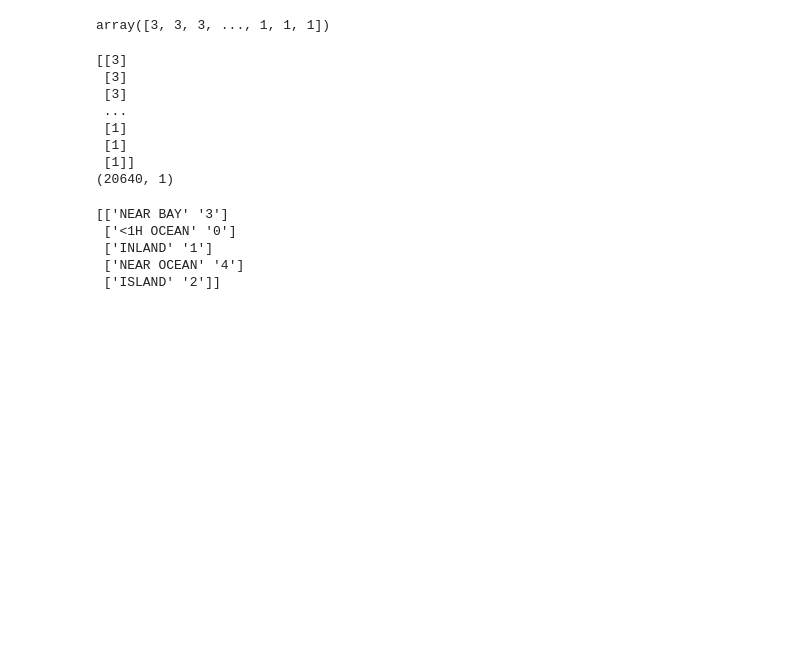
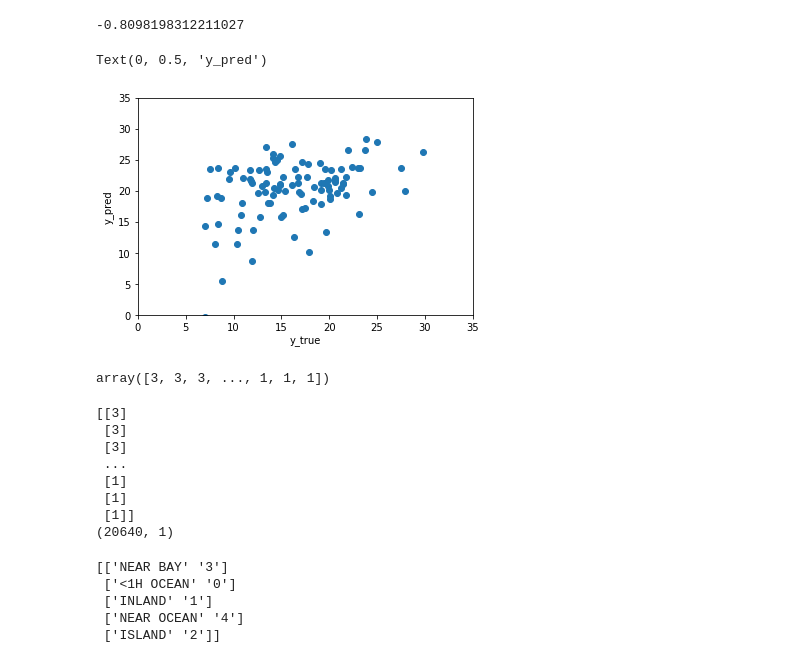
Before and after one commit to zamarseny/DL_2, a Jupyter notebook: 2_torch_linear_regression_boston.ipynb, the cells around one changed output. Cells and saved outputs as stored; diff of their text form; code cells hidden in the pictures; blank space fills up the shorter version.

```diff
--- a/2_torch_linear_regression_boston.ipynb
+++ b/2_torch_linear_regression_boston.ipynb
@@ -57,0 +227,12 @@ data.describe()
+# %%
+from sklearn.linear_model import LinearRegression
+#X = np.array([[1, 1], [1, 2], [2, 2], [2, 3]])
+#>>> # y = 1 * x_0 + 2 * x_1 + 3
+#>>> y = np.dot(X, np.array([1, 2])) + 3
+reg = LinearRegression().fit(np.array(X_train), np.array(y_train))
+print(reg.score(X_train, y_train))
+print(reg.coef_)
+#array([1., 2.])
+print(reg.intercept_)
+y_pred=reg.predict(np.array(X_test))
+print(reg.predict(np.array(X_test))-np.array(y_test))
@@ -58,3 +257,17 @@ data.describe()
+# %%
+from sklearn.metrics import r2_score
+print(r2_score(y_test, y_pred))
+# %% [output]
+-0.8098198312211027
+# %%
+plt.scatter(np.array(y_test), y_pred)
+plt.xlim(0, 35)
+plt.ylim(0, 35)
+plt.xlabel('y_true')
+plt.ylabel('y_pred')
+# %% [output]
+Text(0, 0.5, 'y_pred')
+[figure, added]
 # %%
 from sklearn import preprocessing
 le = preprocessing.LabelEncoder()
```
Also changed, not shown: parts of 32 cells of this notebook.
